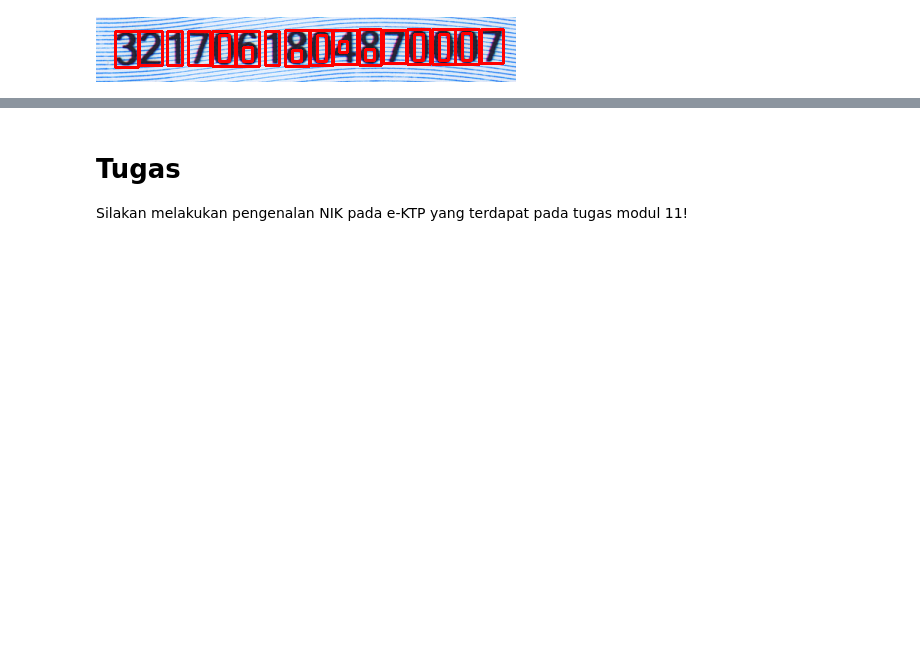
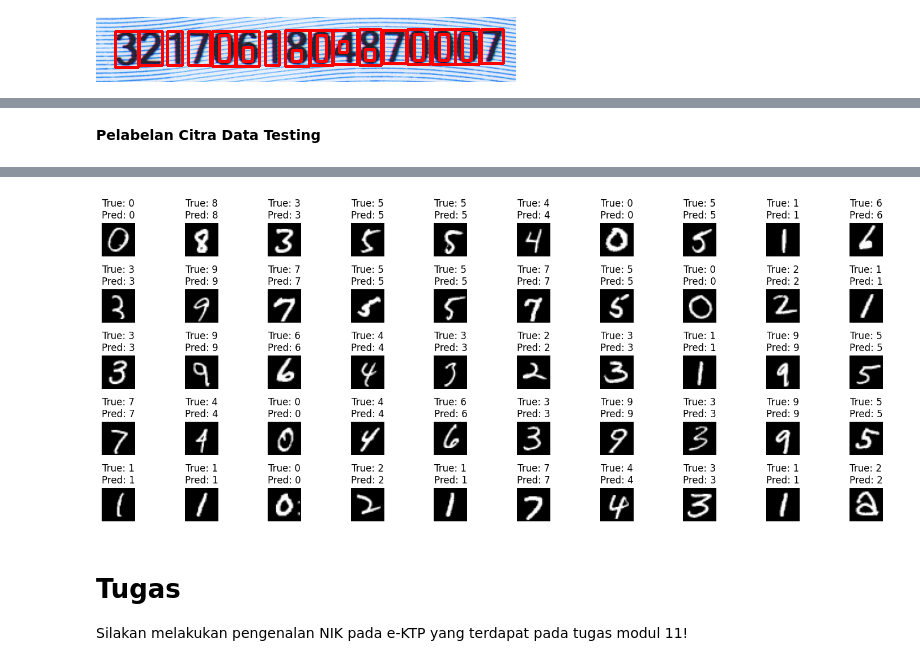
Before and after one commit to Iemaduddin/PCVK_Ganjil_2023, a Jupyter notebook: Week12.ipynb, the cells around one changed output, grey strips where cells are left out. Cells and saved outputs as stored; diff of their text form; code cells hidden in the pictures; blank space fills up the shorter version.

```diff
--- a/Week12.ipynb
+++ b/Week12.ipynb
@@ -613,0 +790,50 @@ cv2_imshow(crop_image)
+# %% [markdown]
+**Pelabelan Citra Data Testing**
+# %%
+
+import numpy as np
+import matplotlib.pyplot as plt
+
+# Fungsi untuk menampilkan gambar dan label
+def show_images(images, true_labels, predicted_labels):
+    plt.figure(figsize=(15, 6))
+    for i in range(len(images)):
+        plt.subplot(5, 10, i + 1)
+        plt.imshow(images[i][:, :, 0], cmap='gray')
+
+        # Tentukan warna teks berdasarkan prediksi yang benar atau salah
+        text_color = 'red' if true_labels[i] != predicted_labels[i] else 'black'
+
+        plt.title(f'True: {true_labels[i]}\nPred: {predicted_labels[i]}', color=text_color)
+        plt.axis('off')
+    plt.tight_layout()
+    plt.show()
+
+# Load dataset MNIST yang sudah disiapkan sebelumnya
+pickle_in = open("X_mnist.pickle", "rb")
+X_test = pickle.load(pickle_in)
+pickle_in = open("Y_mnist.pickle", "rb")
+Y_test = pickle.load(pickle_in)
+
+# Normalisasi data testing
+X_test = X_test / 255.0
+
+# Load model yang sudah di-training sebelumnya
+model = tf.keras.models.load_model("anpr.model")
+
+# Lakukan prediksi pada data testing
+predictions = model.predict(X_test)
+
+# Ambil label yang benar (tanpa one-hot encoding)
+true_labels = Y_test.argmax(axis=1)
+
+# Ambil label prediksi (tanpa one-hot encoding)
+predicted_labels = np.argmax(predictions, axis=1)
+
+# Pilih 50 gambar secara acak untuk ditampilkan
+num_samples_to_show = 50
+sample_indices = np.random.choice(len(X_test), num_samples_to_show, replace=False)
+
+# Tampilkan gambar dan labelnya
+show_images(X_test[sample_indices], true_labels[sample_indices], predicted_labels[sample_indices])
+# %% [output]
@@ -614,3 +841,4 @@ cv2_imshow(crop_image)
+[figure, added]
 # %% [markdown]
 # **Tugas**
 Silakan melakukan pengenalan NIK pada e-KTP yang terdapat pada tugas modul 11!
```
Also changed, not shown: parts of 9 cells of this notebook.
